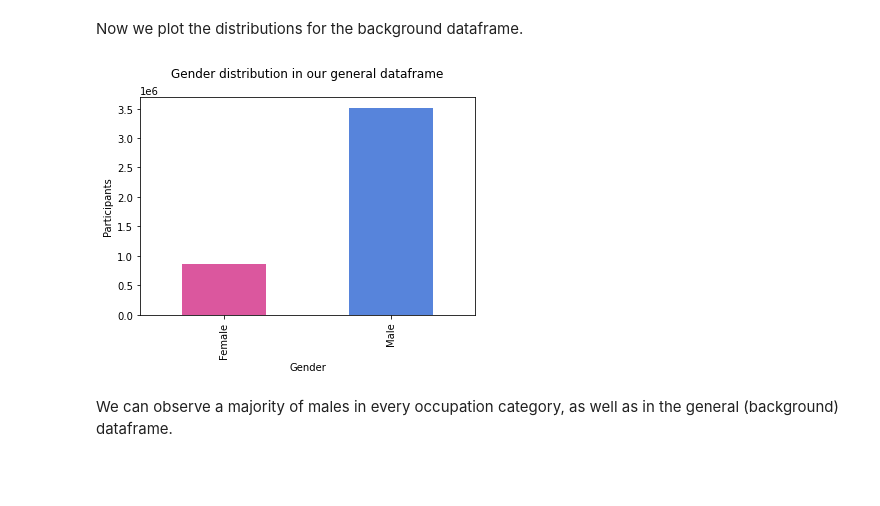
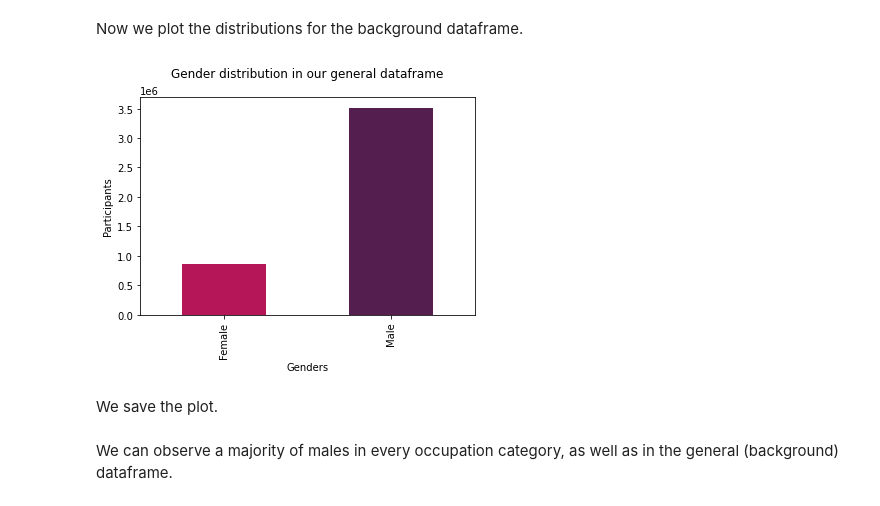
Before and after one commit to coraliegrobel/ada-2021-project-sv4ever, a Jupyter notebook: ada_main.ipynb, the cells around one changed output. Drawn from its saved outputs; the diff is of its cells as text; code cells hidden in the pictures; blank space fills up the shorter version.

```diff
--- a/ada_main.ipynb
+++ b/ada_main.ipynb
@@ -880,12 +915,13 @@ Now we plot the distributions for the background dataframe.
 # %%
 # To have a "more readable" x legend on the plot
 gender_dist_background.index = ['Female', 'Male']
 
-fig = go.Figure()
-ax = gender_dist_background.plot(kind = 'bar', color = [color_palette[2], color_palette[3]])
-ax.xlabel('Gender')
-ax.ylabel('Participants')
-ax.title('Gender distribution in our general dataframe', pad = 20)
+#fig = go.Figure()
+fig = plt.figure()
+ax = gender_dist_background.plot(kind = 'bar', color = [color_palette[3], color_palette[1]])
+ax.set_title('Gender distribution in our general dataframe', pad = 20)
+ax.set_ylabel('Participants')
+ax.set_xlabel('Genders')
 plt.show()
 # %% [output]
-[figure, old version]
+[figure, new version]
@@ -892 +933,3 @@ plt.show()
+# %% [markdown]
+We save the plot.
 # %%
```
Also changed, not shown: parts of 32 cells of this notebook.
